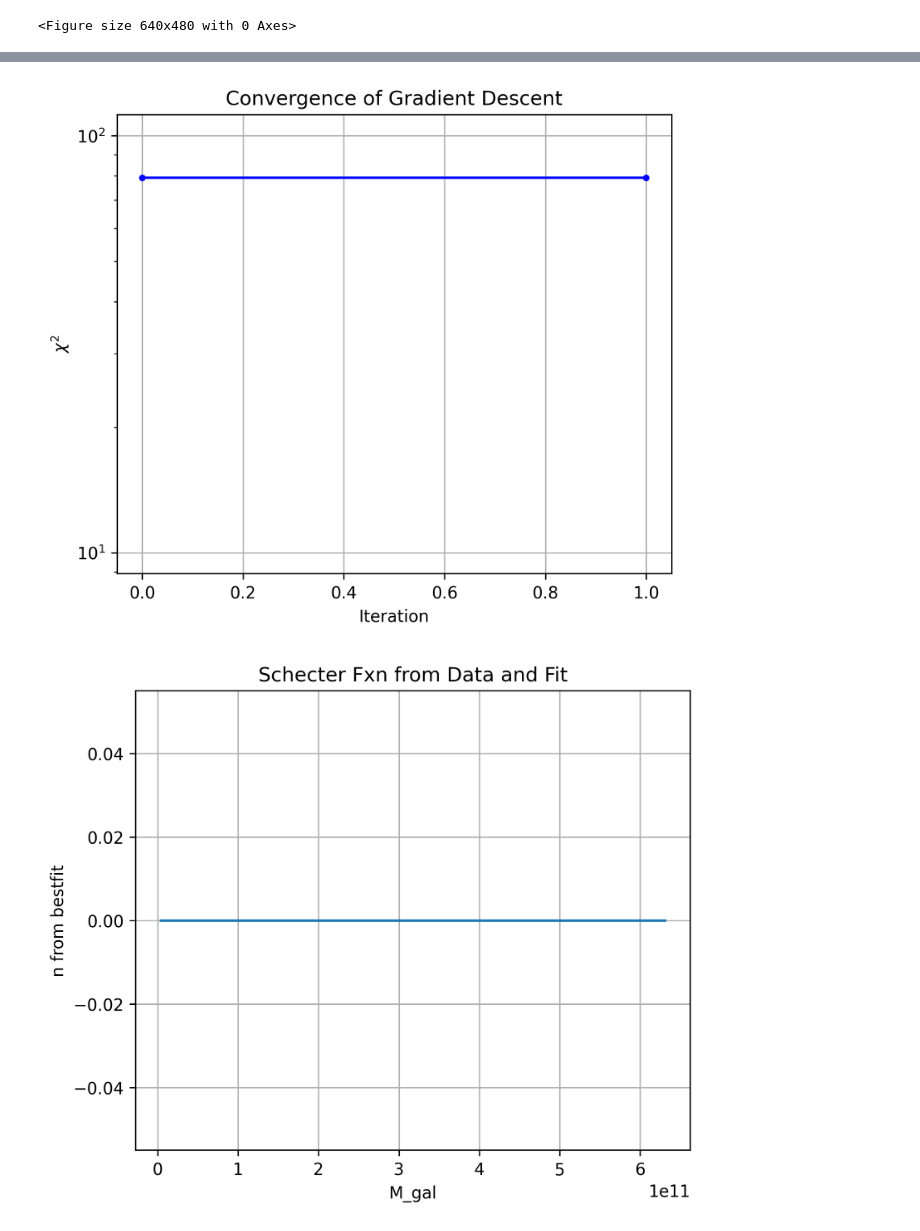
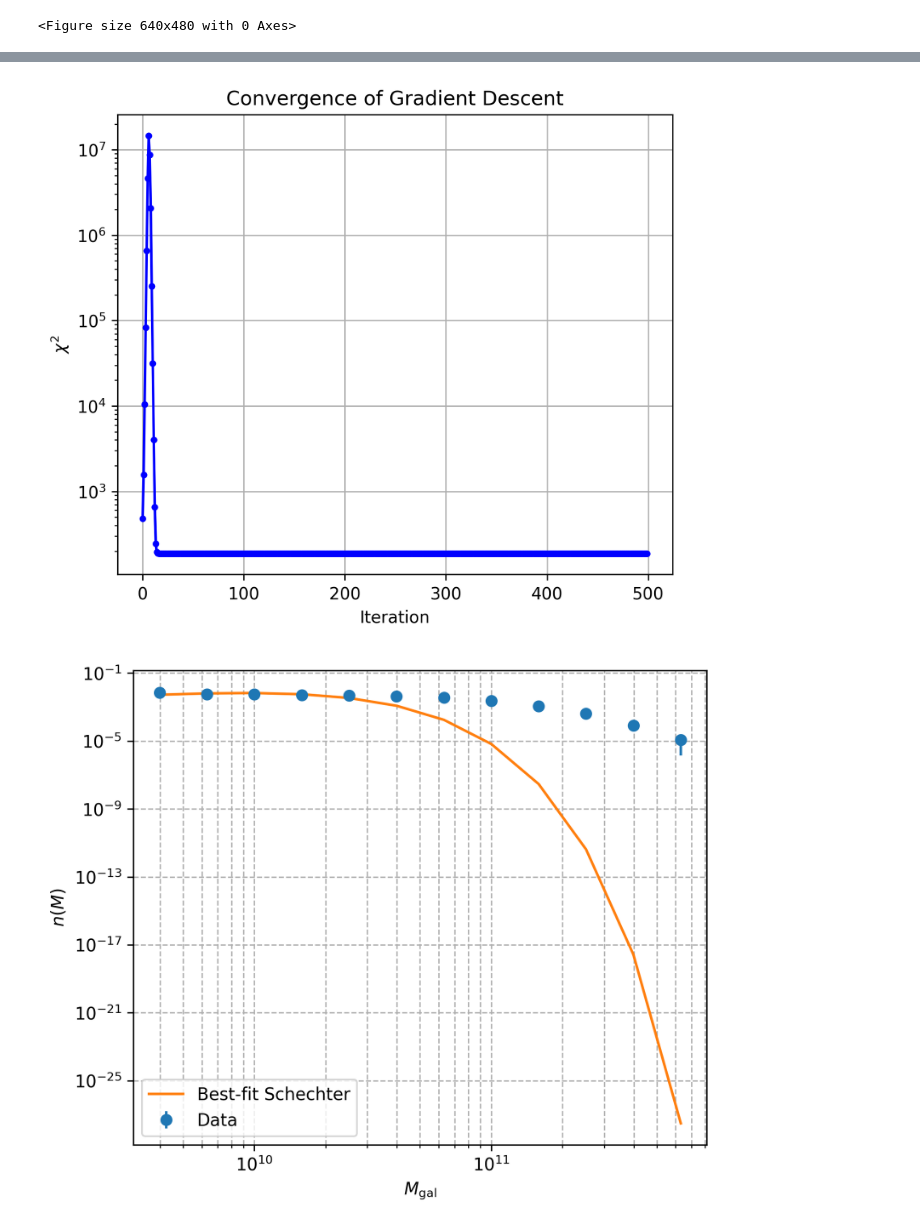
Before and after one commit to chrissellgrenbackup/computational-physics, a Jupyter notebook: HW2.ipynb, the cells around one changed output, grey strips where cells are left out. Saved outputs shown, nothing was run; the diff lists cells and outputs as text; code cells hidden in the pictures.

Commit message:
fixing schecter

```diff
--- a/HW2.ipynb
+++ b/HW2.ipynb
@@ -203,8 +203,9 @@ plt.savefig("hw2_figs/grad_descent_onfxn.png")
 <Figure size 640x480 with 0 Axes>
 # %%
 # Work on schechter fxn
-def schecter(M,phi,Mstar,alpha):
-    return phi*(M/Mstar)**(alpha+1)*np.exp(-M/Mstar)*np.log(10)
+def schechter(M, phi, Mstar, alpha):
+    ratio = M / Mstar # stabilize overflow
+    return phi * np.power(ratio, alpha+1) * np.exp(-ratio) * np.log(10)
 
 # import data
 data = np.genfromtxt("smf_cosmos.dat")
@@ -216,21 +217,24 @@ err = data[:,2]
 # define chi^2 fxn to compare data to model
 def chi2(params, M_gal, n, err):
     phi, Mstar, alpha = params
-    n_model = schecter(M_gal,phi,Mstar,alpha)
-    return np.sum((n - n_model)/err)
+    n_model = schechter(M_gal,phi,Mstar,alpha)
+    return np.sum(((n - n_model)/err)**2)
 
 # run gradient descent on chi^2 fxn to optimize params
 #def grad_descent(f,init_params,step=0.1,tol=1e-6,iterations=100):
 #    return params, history
 
-initial_params = [1,1e5,1]
+initial_params = [1e-3,1e10,-1.5]
 optimized_params,history = grad_descent(
     lambda p: chi2(p,M_gal,n,err),
-    initial_params,step=1e-3,iterations=200)
+    initial_params,step=1e-7,iterations=500)
 
 phi,Mstar,alpha = optimized_params
 chi2s = [h[1] for h in history]
 n_bestfit = schecter(M_gal,phi,Mstar,alpha)
+
+for j,(p,v) in enumerate(history[:10]):
+    print(j, p, v)
 
 # plot chi2 vs. iteration
 plt.figure(figsize=(6,5),dpi=300)
@@ -243,10 +247,13 @@ plt.show()
 
 # plot schtecter fxn
 plt.figure(figsize=(6,5),dpi=300)
-plt.plot(M_gal,n_bestfit)
-plt.xlabel("M_gal")
-plt.ylabel(r'n from bestfit')
-plt.title("Schecter Fxn from Data and Fit")
-plt.grid(True)
+plt.errorbar(M_gal, n, yerr=err, fmt='o', label="Data")
+plt.plot(M_gal, n_bestfit, label="Best-fit Schechter")
+plt.xscale("log")
+plt.yscale("log")
+plt.xlabel(r"$M_{\rm gal}$")
+plt.ylabel(r"$n(M)$")
+plt.legend()
+plt.grid(True, which="both", ls="--")
 plt.show()
 # %% [output]
@@ -253,3 +270,3 @@ plt.show()
-[figure, old version]
+[figure, new version]
-[figure, old version]
+[figure, new version]
 # %%
```
Also changed, not shown: parts of 2 cells of this notebook.
